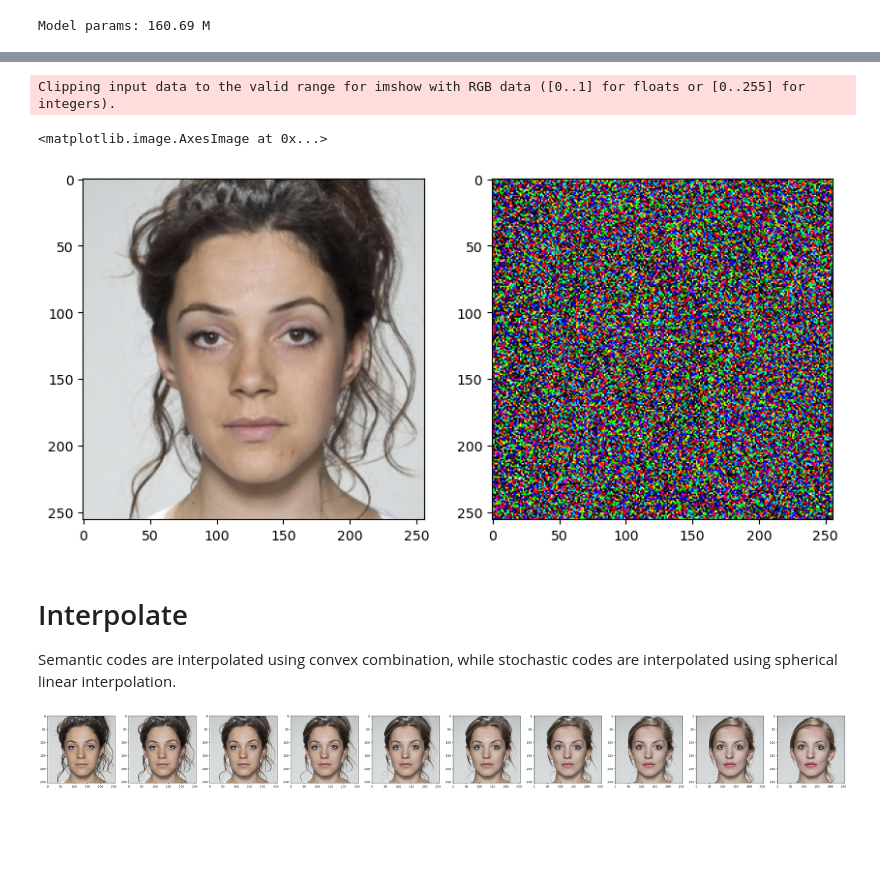
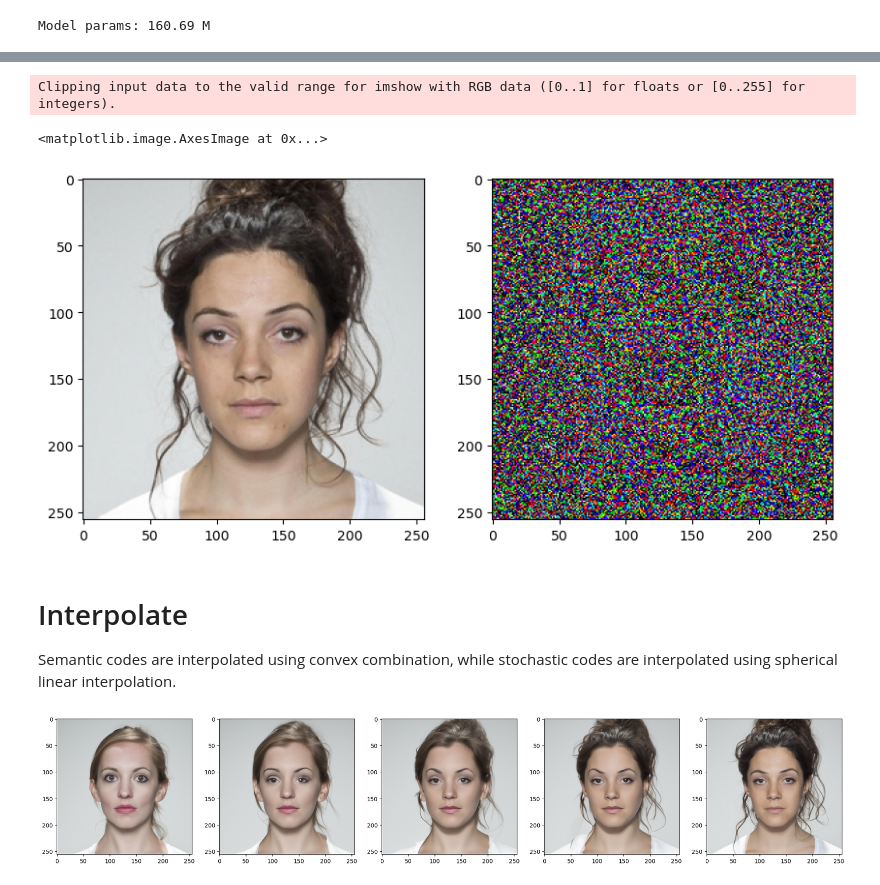
Before and after one commit to dsilvavinicius/diffae, a Jupyter notebook: interpolate.ipynb, the cells around one changed output, grey strips where cells are left out. Saved outputs shown, nothing was run; the diff lists cells and outputs as text; code cells hidden in the pictures; blank space fills up the shorter version.

```diff
--- a/interpolate.ipynb
+++ b/interpolate.ipynb
@@ -18,8 +21,8 @@ Model params: 160.69 M
 # %%
 data = ImageDataset('imgs_interpolate', image_size=conf.img_size, exts=['jpg', 'JPG', 'png'], do_augment=False)
 batch = torch.stack([
-    data[0]['img'],
-    data[1]['img'],
+    data[2]['img'],
+    data[4]['img'],
 ])
 # %%
 import matplotlib.pyplot as plt
@@ -34,19 +37,19 @@ xT = model.encode_stochastic(batch.to(device), cond, T=250)
 import matplotlib.pyplot as plt
 fig, ax = plt.subplots(1, 2, figsize=(10, 5))
 ori = (batch + 1) / 2
-ax[0].imshow(ori[0].permute(1, 2, 0).cpu())
-ax[1].imshow(xT[0].permute(1, 2, 0).cpu())
+ax[0].imshow(ori[1].permute(1, 2, 0).cpu())
+ax[1].imshow(xT[1].permute(1, 2, 0).cpu())
 # %% [output]
 Clipping input data to the valid range for imshow with RGB data ([0..1] for floats or [0..255] for integers).
 <matplotlib.image.AxesImage at 0x...>
-[figure, old version]
+[figure, new version]
 # %% [markdown]
 # Interpolate
 
 Semantic codes are interpolated using convex combination, while stochastic codes are interpolated using spherical linear interpolation.
 # %%
 import numpy as np
-alpha = torch.tensor(np.linspace(0, 1, 10, dtype=np.float32)).to(cond.device)
+alpha = torch.tensor(np.linspace(0, 1, 5, dtype=np.float32)).to(cond.device)
 intp = cond[0][None] * (1 - alpha[:, None]) + cond[1][None] * alpha[:, None]
 
 def cos(a, b):
@@ -59,15 +62,21 @@ def cos(a, b):
 theta = torch.arccos(cos(xT[0], xT[1]))
 x_shape = xT[0].shape
 intp_x = (torch.sin((1 - alpha[:, None]) * theta) * xT[0].flatten(0, 2)[None] + torch.sin(alpha[:, None] * theta) * xT[1].flatten(0, 2)[None]) / torch.sin(theta)
+intp_x_1= (1 - alpha[:, None]) * xT[0].flatten(0, 2)[None] + alpha[:, None] * xT[1].flatten(0, 2)[None]
+
+intp_x= 0.05*intp_x_1 +  0.95*intp_x
+
 intp_x = intp_x.view(-1, *x_shape)
 
 pred = model.render(intp_x, intp, T=20)
 # %%
 import matplotlib.pyplot as plt
 # torch.manual_seed(1)
-fig, ax = plt.subplots(1, 10, figsize=(5*10, 5))
+fig, ax = plt.subplots(1, 5, figsize=(5*5, 5))
 for i in range(len(alpha)):
     ax[i].imshow(pred[i].permute(1, 2, 0).cpu())
-# plt.savefig('imgs_manipulated/compare.png')
+    # plt.savefig('imgs_manipulated/compare.png')
+    im = transforms.ToPILImage()(pred[i])
+    im.save(f"diffae_pure_{i}.png")
 # %% [output]
-[figure, old version]
+[figure, new version]
```
Also changed, not shown: parts of 2 cells of this notebook, 1 other file.
